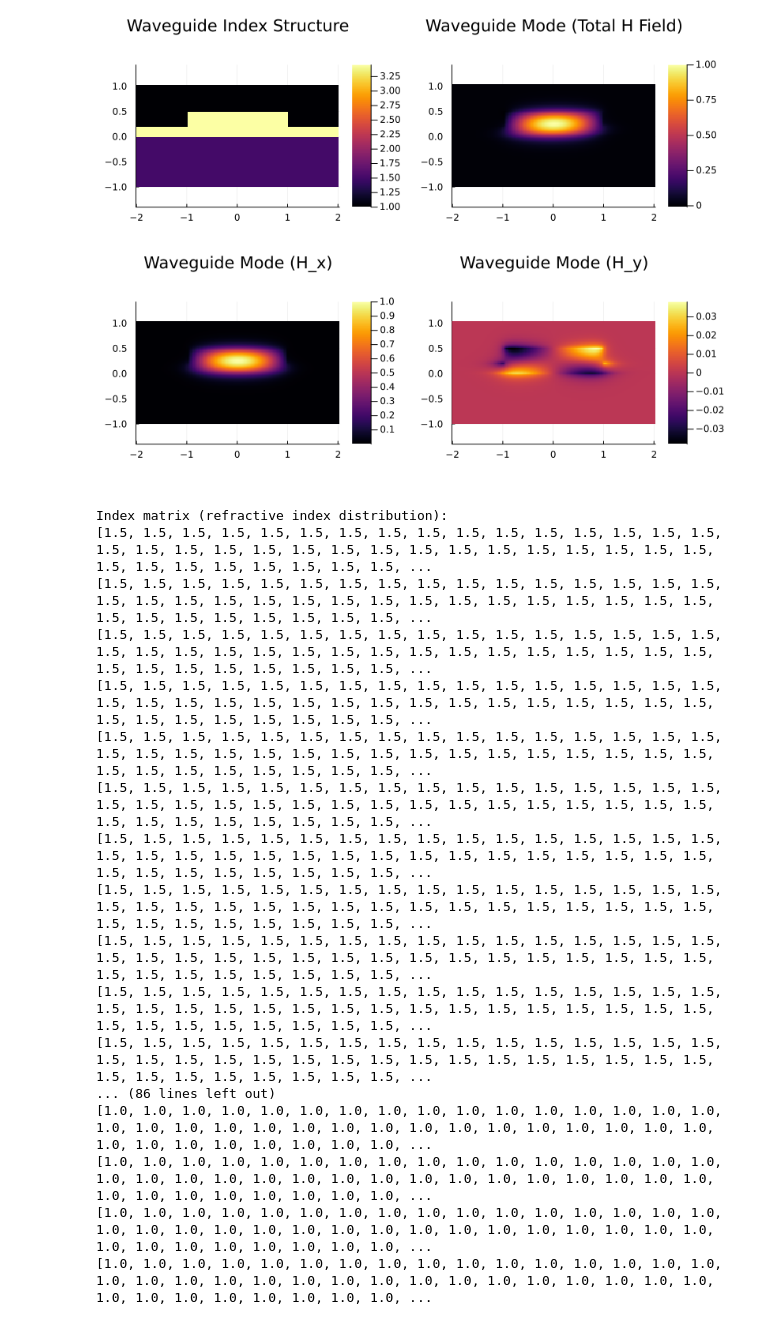
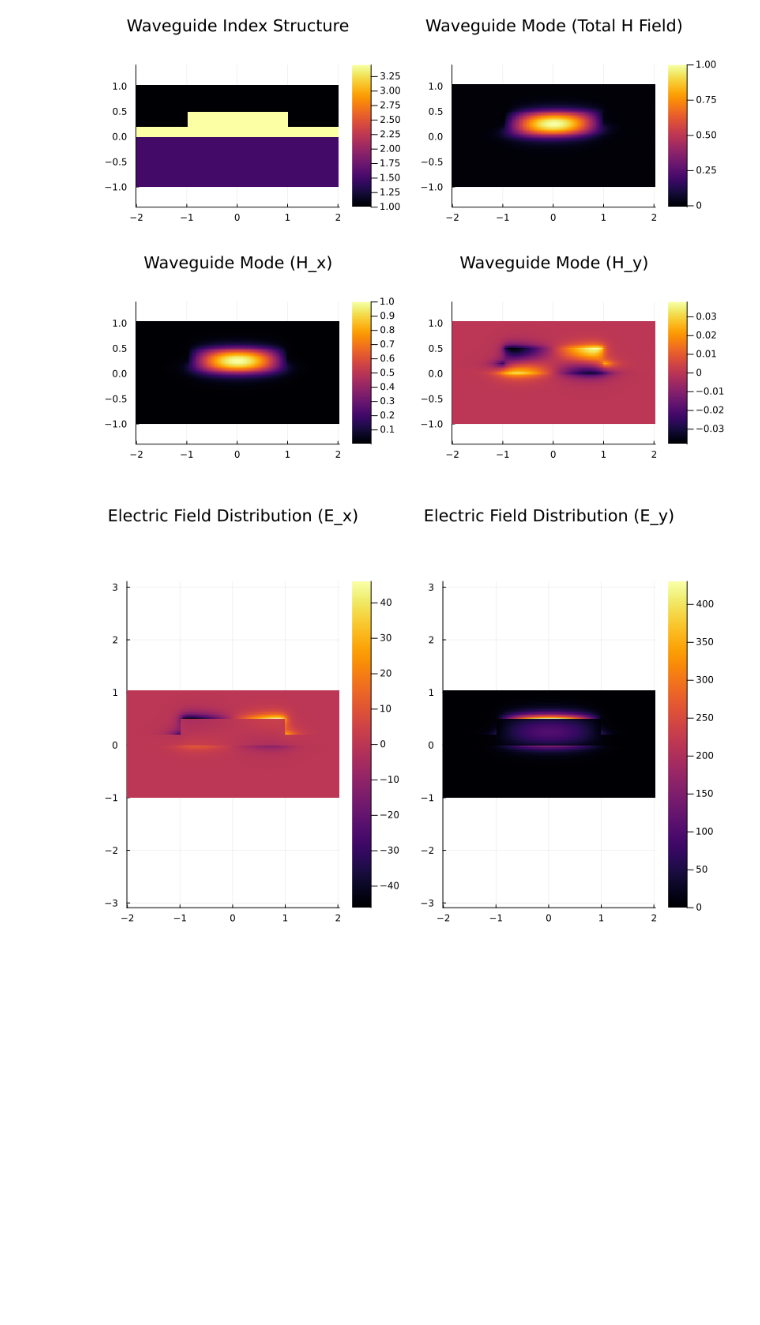
Before and after one commit to Xo1otl/mictlan, a Jupyter notebook: research/syuron/julia/examples/wgmodes.ipynb, the cells around one changed output. Cells and saved outputs as stored; diff of their text form; code cells hidden in the pictures; blank space fills up the shorter version.

```diff
--- a/research/syuron/julia/examples/wgmodes.ipynb
+++ b/research/syuron/julia/examples/wgmodes.ipynb
@@ -38,27 +39,49 @@ Plots.plot(
 )
 # %% [output]
 [figure]
-# %%
-# 二次元配列として表示
-println("Index matrix (refractive index distribution):")
-for i in 1:size(index, 1)
-    println(index[i, :])  # 各行を表示
-end
-# %% [output]
-Index matrix (refractive index distribution):
-[1.5, 1.5, 1.5, 1.5, 1.5, 1.5, 1.5, 1.5, 1.5, 1.5, 1.5, 1.5, 1.5, 1.5, 1.5, 1.5, 1.5, 1.5, 1.5, 1.5, 1.5, 1.5, 1.5, 1.5, 1.5, 1.5, 1.5, 1.5, 1.5, 1.5, 1.5, 1.5, 1.5, 1.5, 1.5, 1.5, 1.5, 1.5, 1.5, 1.5, ...
-[1.5, 1.5, 1.5, 1.5, 1.5, 1.5, 1.5, 1.5, 1.5, 1.5, 1.5, 1.5, 1.5, 1.5, 1.5, 1.5, 1.5, 1.5, 1.5, 1.5, 1.5, 1.5, 1.5, 1.5, 1.5, 1.5, 1.5, 1.5, 1.5, 1.5, 1.5, 1.5, 1.5, 1.5, 1.5, 1.5, 1.5, 1.5, 1.5, 1.5, ...
-[1.5, 1.5, 1.5, 1.5, 1.5, 1.5, 1.5, 1.5, 1.5, 1.5, 1.5, 1.5, 1.5, 1.5, 1.5, 1.5, 1.5, 1.5, 1.5, 1.5, 1.5, 1.5, 1.5, 1.5, 1.5, 1.5, 1.5, 1.5, 1.5, 1.5, 1.5, 1.5, 1.5, 1.5, 1.5, 1.5, 1.5, 1.5, 1.5, 1.5, ...
-[1.5, 1.5, 1.5, 1.5, 1.5, 1.5, 1.5, 1.5, 1.5, 1.5, 1.5, 1.5, 1.5, 1.5, 1.5, 1.5, 1.5, 1.5, 1.5, 1.5, 1.5, 1.5, 1.5, 1.5, 1.5, 1.5, 1.5, 1.5, 1.5, 1.5, 1.5, 1.5, 1.5, 1.5, 1.5, 1.5, 1.5, 1.5, 1.5, 1.5, ...
-[1.5, 1.5, 1.5, 1.5, 1.5, 1.5, 1.5, 1.5, 1.5, 1.5, 1.5, 1.5, 1.5, 1.5, 1.5, 1.5, 1.5, 1.5, 1.5, 1.5, 1.5, 1.5, 1.5, 1.5, 1.5, 1.5, 1.5, 1.5, 1.5, 1.5, 1.5, 1.5, 1.5, 1.5, 1.5, 1.5, 1.5, 1.5, 1.5, 1.5, ...
-[1.5, 1.5, 1.5, 1.5, 1.5, 1.5, 1.5, 1.5, 1.5, 1.5, 1.5, 1.5, 1.5, 1.5, 1.5, 1.5, 1.5, 1.5, 1.5, 1.5, 1.5, 1.5, 1.5, 1.5, 1.5, 1.5, 1.5, 1.5, 1.5, 1.5, 1.5, 1.5, 1.5, 1.5, 1.5, 1.5, 1.5, 1.5, 1.5, 1.5, ...
-[1.5, 1.5, 1.5, 1.5, 1.5, 1.5, 1.5, 1.5, 1.5, 1.5, 1.5, 1.5, 1.5, 1.5, 1.5, 1.5, 1.5, 1.5, 1.5, 1.5, 1.5, 1.5, 1.5, 1.5, 1.5, 1.5, 1.5, 1.5, 1.5, 1.5, 1.5, 1.5, 1.5, 1.5, 1.5, 1.5, 1.5, 1.5, 1.5, 1.5, ...
-[1.5, 1.5, 1.5, 1.5, 1.5, 1.5, 1.5, 1.5, 1.5, 1.5, 1.5, 1.5, 1.5, 1.5, 1.5, 1.5, 1.5, 1.5, 1.5, 1.5, 1.5, 1.5, 1.5, 1.5, 1.5, 1.5, 1.5, 1.5, 1.5, 1.5, 1.5, 1.5, 1.5, 1.5, 1.5, 1.5, 1.5, 1.5, 1.5, 1.5, ...
-[1.5, 1.5, 1.5, 1.5, 1.5, 1.5, 1.5, 1.5, 1.5, 1.5, 1.5, 1.5, 1.5, 1.5, 1.5, 1.5, 1.5, 1.5, 1.5, 1.5, 1.5, 1.5, 1.5, 1.5, 1.5, 1.5, 1.5, 1.5, 1.5, 1.5, 1.5, 1.5, 1.5, 1.5, 1.5, 1.5, 1.5, 1.5, 1.5, 1.5, ...
-[1.5, 1.5, 1.5, 1.5, 1.5, 1.5, 1.5, 1.5, 1.5, 1.5, 1.5, 1.5, 1.5, 1.5, 1.5, 1.5, 1.5, 1.5, 1.5, 1.5, 1.5, 1.5, 1.5, 1.5, 1.5, 1.5, 1.5, 1.5, 1.5, 1.5, 1.5, 1.5, 1.5, 1.5, 1.5, 1.5, 1.5, 1.5, 1.5, 1.5, ...
-[1.5, 1.5, 1.5, 1.5, 1.5, 1.5, 1.5, 1.5, 1.5, 1.5, 1.5, 1.5, 1.5, 1.5, 1.5, 1.5, 1.5, 1.5, 1.5, 1.5, 1.5, 1.5, 1.5, 1.5, 1.5, 1.5, 1.5, 1.5, 1.5, 1.5, 1.5, 1.5, 1.5, 1.5, 1.5, 1.5, 1.5, 1.5, 1.5, 1.5, ...
-... (86 lines left out)
-[1.0, 1.0, 1.0, 1.0, 1.0, 1.0, 1.0, 1.0, 1.0, 1.0, 1.0, 1.0, 1.0, 1.0, 1.0, 1.0, 1.0, 1.0, 1.0, 1.0, 1.0, 1.0, 1.0, 1.0, 1.0, 1.0, 1.0, 1.0, 1.0, 1.0, 1.0, 1.0, 1.0, 1.0, 1.0, 1.0, 1.0, 1.0, 1.0, 1.0, ...
-[1.0, 1.0, 1.0, 1.0, 1.0, 1.0, 1.0, 1.0, 1.0, 1.0, 1.0, 1.0, 1.0, 1.0, 1.0, 1.0, 1.0, 1.0, 1.0, 1.0, 1.0, 1.0, 1.0, 1.0, 1.0, 1.0, 1.0, 1.0, 1.0, 1.0, 1.0, 1.0, 1.0, 1.0, 1.0, 1.0, 1.0, 1.0, 1.0, 1.0, ...
-[1.0, 1.0, 1.0, 1.0, 1.0, 1.0, 1.0, 1.0, 1.0, 1.0, 1.0, 1.0, 1.0, 1.0, 1.0, 1.0, 1.0, 1.0, 1.0, 1.0, 1.0, 1.0, 1.0, 1.0, 1.0, 1.0, 1.0, 1.0, 1.0, 1.0, 1.0, 1.0, 1.0, 1.0, 1.0, 1.0, 1.0, 1.0, 1.0, 1.0, ...
-[1.0, 1.0, 1.0, 1.0, 1.0, 1.0, 1.0, 1.0, 1.0, 1.0, 1.0, 1.0, 1.0, 1.0, 1.0, 1.0, 1.0, 1.0, 1.0, 1.0, 1.0, 1.0, 1.0, 1.0, 1.0, 1.0, 1.0, 1.0, 1.0, 1.0, 1.0, 1.0, 1.0, 1.0, 1.0, 1.0, 1.0, 1.0, 1.0, 1.0, ...
+# %%
+# Constants
+c0 = 299792458            # Speed of light in vacuum (m/s)
+mu0 = 4π * 1e-7           # Permeability of free space (H/m)
+epsilon0 = 1 / (mu0 * c0^2)  # Permittivity of free space (F/m)
+omega = 2π * c0 / lambda    # Angular frequency (rad/s)
+
+# Effective propagation constant
+k0 = 2π / lambda            # Free-space wave number
+beta = neff[1] * k0         # Propagation constant for the first mode
+
+# Compute electric field components
+Ex = similar(hx[:, :, 1])
+Ey = similar(hy[:, :, 1])
+
+# Assuming H_z is negligible
+epsilon_r = epsilon[:, :]   # Relative permittivity at each point
+
+for i in 1:size(hx, 1)
+    for j in 1:size(hx, 2)
+        if i <= size(epsilon_r, 1) && j <= size(epsilon_r, 2)
+            epsilon_point = epsilon_r[i, j] * epsilon0
+            if i <= size(hy, 1) && j <= size(hy, 2)
+                Ex[i, j] = (beta / (omega * epsilon_point)) * hy[i, j, 1]
+            end
+            if i <= size(hx, 1) && j <= size(hx, 2)
+                Ey[i, j] = (beta / (omega * epsilon_point)) * hx[i, j, 1]
+            end
+        end
+    end
+end
+
+# Plotting the electric field distributions
+Plots.plot(
+    Plots.heatmap(x, y, real.(Ex),
+        title="Electric Field Distribution (E_x)",
+        aspectratio=1,
+    ),
+    Plots.heatmap(x, y, real.(Ey),
+        title="Electric Field Distribution (E_y)",
+        aspectratio=1,
+    ),
+    size=(800, 600),
+)
+# %% [output]
+[figure, added]
```
Also changed, not shown: parts of 1 cell of this notebook, 4 other files.
